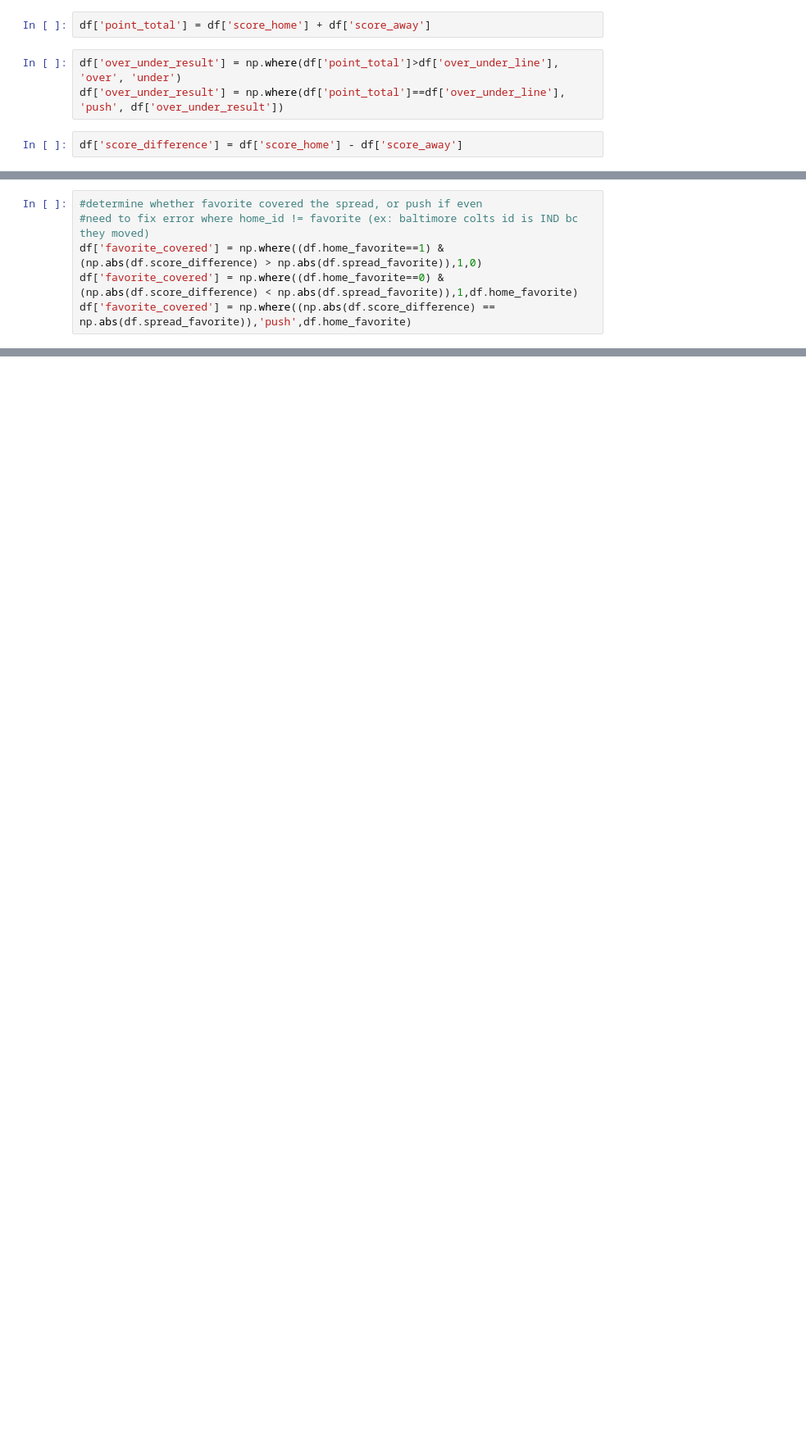
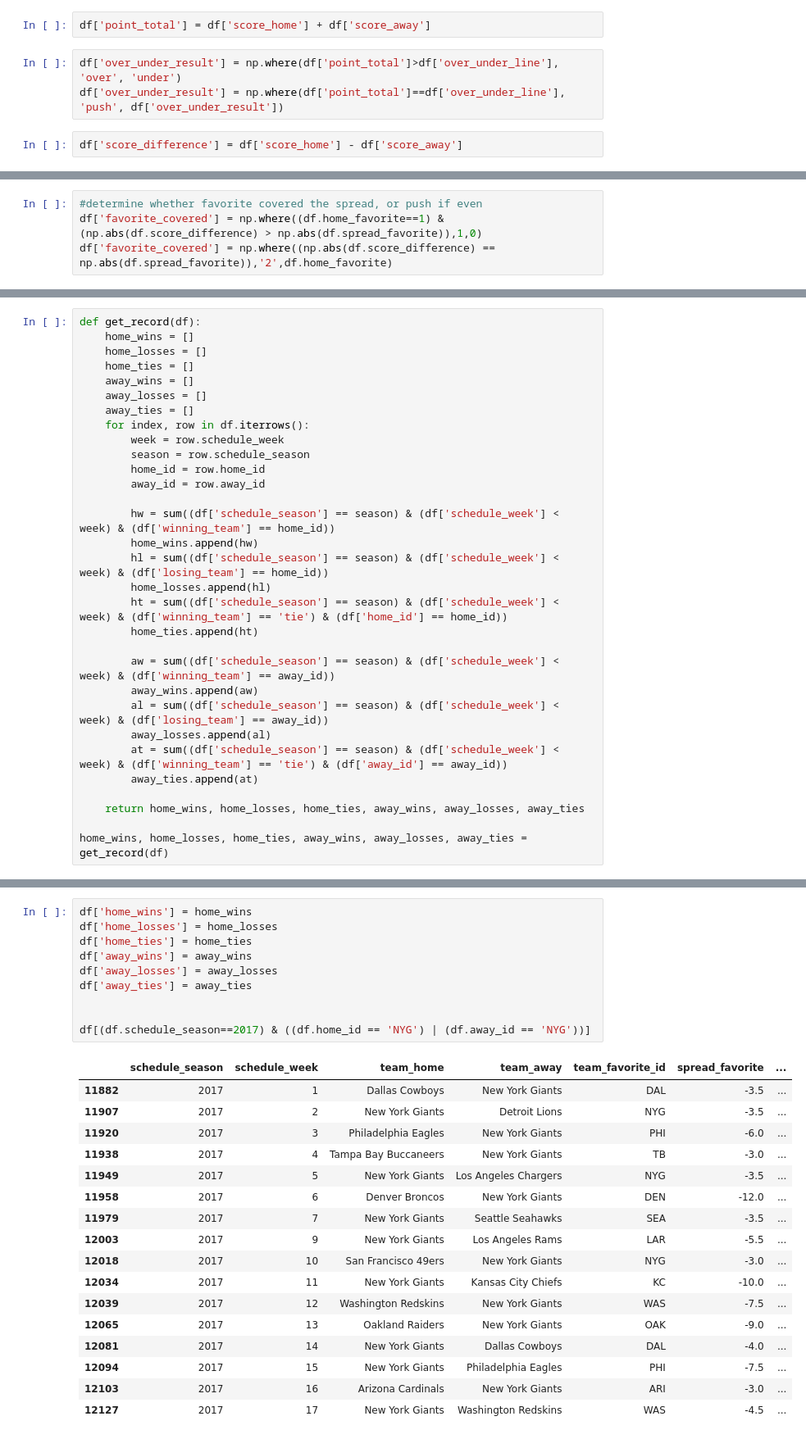
Before and after one commit to slieb74/NFL-Betting-Data, a Jupyter notebook: nfl_betting_data.ipynb, the cells around one changed output, grey strips where cells are left out. Shown: that part at 82% size. Cells and saved outputs as stored; diff of their text form; blank space fills up the shorter version.

```diff
--- a/nfl_betting_data.ipynb
+++ b/nfl_betting_data.ipynb
@@ -187,6 +124,4 @@ df.head()
 # %%
 #determine whether favorite covered the spread, or push if even
-#need to fix error where home_id != favorite (ex: baltimore colts id is IND bc they moved)
 df['favorite_covered'] = np.where((df.home_favorite==1) & (np.abs(df.score_difference) > np.abs(df.spread_favorite)),1,0)
-df['favorite_covered'] = np.where((df.home_favorite==0) & (np.abs(df.score_difference) < np.abs(df.spread_favorite)),1,df.home_favorite)
-df['favorite_covered'] = np.where((np.abs(df.score_difference) == np.abs(df.spread_favorite)),'push',df.home_favorite)
+df['favorite_covered'] = np.where((np.abs(df.score_difference) == np.abs(df.spread_favorite)),'2',df.home_favorite)
@@ -192,0 +148,31 @@ df['favorite_covered'] = np.where((np.abs(df.score_difference) == np.abs(df.spre
+# %%
+def get_record(df):
+    home_wins = []
+    home_losses = []
+    home_ties = []
+    away_wins = []
+    away_losses = []
+    away_ties = []
+    for index, row in df.iterrows():
+        week = row.schedule_week
+        season = row.schedule_season
+        home_id = row.home_id
+        away_id = row.away_id
+
+        hw = sum((df['schedule_season'] == season) & (df['schedule_week'] < week) & (df['winning_team'] == home_id))
+        home_wins.append(hw)
+        hl = sum((df['schedule_season'] == season) & (df['schedule_week'] < week) & (df['losing_team'] == home_id))
+        home_losses.append(hl)
+        ht = sum((df['schedule_season'] == season) & (df['schedule_week'] < week) & (df['winning_team'] == 'tie') & (df['home_id'] == home_id))
+        home_ties.append(ht)
+
+        aw = sum((df['schedule_season'] == season) & (df['schedule_week'] < week) & (df['winning_team'] == away_id))
+        away_wins.append(aw)
+        al = sum((df['schedule_season'] == season) & (df['schedule_week'] < week) & (df['losing_team'] == away_id))
+        away_losses.append(al)
+        at = sum((df['schedule_season'] == season) & (df['schedule_week'] < week) & (df['winning_team'] == 'tie') & (df['away_id'] == away_id))
+        away_ties.append(at)
+
+    return home_wins, home_losses, home_ties, away_wins, away_losses, away_ties
+
+home_wins, home_losses, home_ties, away_wins, away_losses, away_ties = get_record(df)
@@ -192,0 +181,28 @@ df['favorite_covered'] = np.where((np.abs(df.score_difference) == np.abs(df.spre
+# %%
+df['home_wins'] = home_wins
+df['home_losses'] = home_losses
+df['home_ties'] = home_ties
+df['away_wins'] = away_wins
+df['away_losses'] = away_losses
+df['away_ties'] = away_ties
+
+
+df[(df.schedule_season==2017) & ((df.home_id == 'NYG') | (df.away_id == 'NYG'))]
+# %% [output]
+|  | schedule_season | schedule_week | team_home | team_away | team_favorite_id | spread_favorite | ... |
+| 11882 | 2017 | 1 | Dallas Cowboys | New York Giants | DAL | -3.5 | ... |
+| 11907 | 2017 | 2 | New York Giants | Detroit Lions | NYG | -3.5 | ... |
+| 11920 | 2017 | 3 | Philadelphia Eagles | New York Giants | PHI | -6.0 | ... |
+| 11938 | 2017 | 4 | Tampa Bay Buccaneers | New York Giants | TB | -3.0 | ... |
+| 11949 | 2017 | 5 | New York Giants | Los Angeles Chargers | NYG | -3.5 | ... |
+| 11958 | 2017 | 6 | Denver Broncos | New York Giants | DEN | -12.0 | ... |
+| 11979 | 2017 | 7 | New York Giants | Seattle Seahawks | SEA | -3.5 | ... |
+| 12003 | 2017 | 9 | New York Giants | Los Angeles Rams | LAR | -5.5 | ... |
+| 12018 | 2017 | 10 | San Francisco 49ers | New York Giants | NYG | -3.0 | ... |
+| 12034 | 2017 | 11 | New York Giants | Kansas City Chiefs | KC | -10.0 | ... |
+| 12039 | 2017 | 12 | Washington Redskins | New York Giants | WAS | -7.5 | ... |
+| 12065 | 2017 | 13 | Oakland Raiders | New York Giants | OAK | -9.0 | ... |
+| 12081 | 2017 | 14 | New York Giants | Dallas Cowboys | DAL | -4.0 | ... |
+| 12094 | 2017 | 15 | New York Giants | Philadelphia Eagles | PHI | -7.5 | ... |
+| 12103 | 2017 | 16 | Arizona Cardinals | New York Giants | ARI | -3.0 | ... |
+| 12127 | 2017 | 17 | New York Giants | Washington Redskins | WAS | -4.5 | ... |
```
Also changed, not shown: parts of 27 cells of this notebook.
